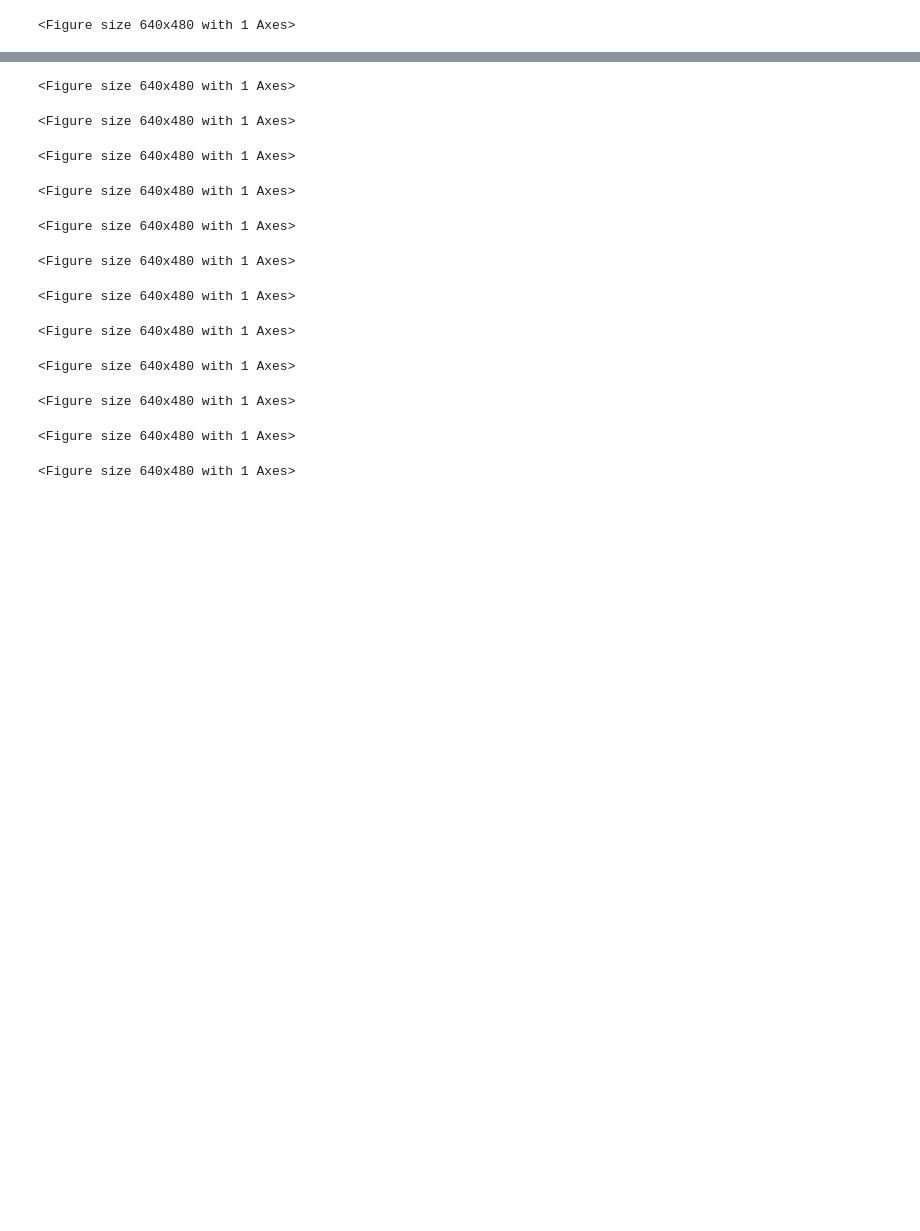
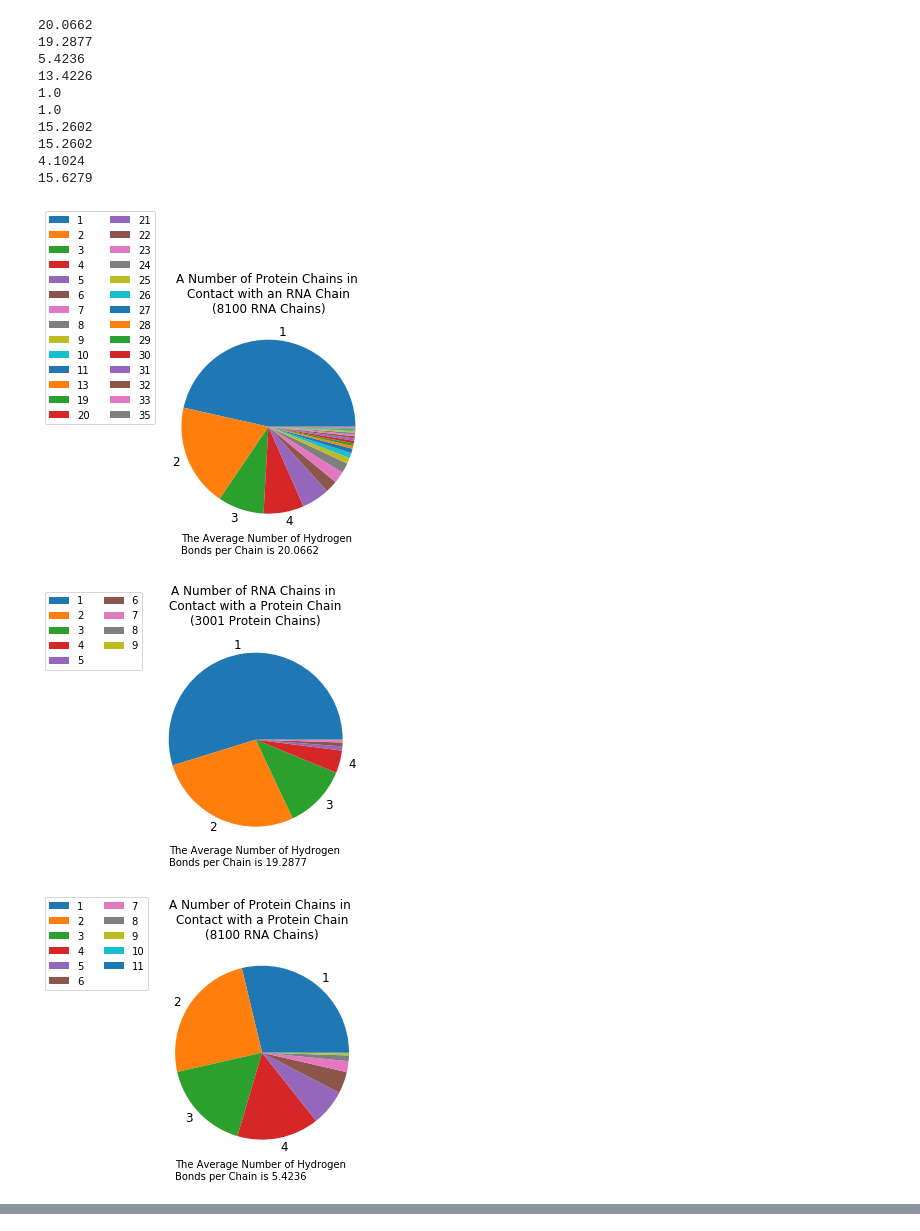
Before and after one commit to takahh/RNP, a Jupyter notebook: python/hbond_extraction/chimera/chain_info_plots.ipynb, the cells around one changed output, grey strips where cells are left out. Drawn from its saved outputs; the diff is of its cells as text; code cells hidden in the pictures; blank space fills up the shorter version.

Commit message:
hbond summary and plot

```diff
--- a/python/hbond_extraction/chimera/chain_info_plots.ipynb
+++ b/python/hbond_extraction/chimera/chain_info_plots.ipynb
@@ -23,8 +23,8 @@ for expr in xprm_list:
     # pie chart (maybe this is better)
     ####################################################
     def plot_pie(df, column, title, name=""):
-        # pie=cf.datagen.pie()
-        # df = pd.read_csv(csvfile)
+        avg_hbonds_per_chain = round(sum(df[column.replace('chains', 'hbonds')])/sum(df[column]), 4)
+        print(avg_hbonds_per_chain)
         fig = plt.figure()
         if 'model' in column:
             start = 0
@@ -38,41 +38,59 @@ for expr in xprm_list:
                 labellist.append(df[column].value_counts().sort_index().index[i+start])
             else:
                 labellist.append('')
-        plt.pie(df[column].value_counts()[start:], labels=labellist)
+        plt.pie(df[column].value_counts()[start:], labels=labellist, textprops={'fontsize': 12})
         plt.legend(df[column].value_counts().sort_index()[start:].index,loc=5, ncol=2, bbox_to_anchor=(-0, 1))
+        plt.text(-1, -1.45, f'The Average Number of Hydrogen \nBonds per Chain is {avg_hbonds_per_chain}')
         plt.show()
-        fig.savefig(f'{path}{column}{name}.jpg', dpi=1200, bbox_inches="tight")
+        fig.savefig(f'{path}{name}.jpg', dpi=500, bbox_inches="tight")
 
     file = path + filename
     df = pd.read_csv(file)
     df_p = df.loc[df['type'] == 'p']
     df_r = df.loc[df['type'] == 'r']
-    # print(df_p.columns)
-    # plot_hist(df_p, 'r_chains', "R Chains in contact")
 
     # -------------------------------
     # chain counts
     # -------------------------------
     p_chain_counts = df_p['type'].count()
-    plot_pie(df_p, 'p_chains', f'A Number of Protein Chains in \nContact with an RNA chain\n({p_chain_counts} RNA chains)')
+    plot_pie(df_r, 'p_chains', f'A Number of Protein Chains in \nContact with an RNA Chain\n({p_chain_counts} RNA Chains)', 'r_to_np')
 
     r_chain_counts = df_r['type'].count()
-    plot_pie(df_r, 'r_chains', f'A Number of RNA Chains in \nContact with a Protein chain\n({r_chain_counts} Protein chains)')
+    plot_pie(df_p, 'r_chains', f'A Number of RNA Chains in \nContact with a Protein Chain\n({r_chain_counts} Protein Chains)', 'p_to_nr')
+
+    p_chain_counts = df_p['type'].count()
+    plot_pie(df_p, 'p_chains', f'A Number of Protein Chains in \nContact with a Protein Chain\n({p_chain_counts} RNA Chains)', 'p_to_np')
+
+    r_chain_counts = df_r['type'].count()
+    plot_pie(df_r, 'r_chains', f'A Number of RNA Chains in \nContact with an RNA Chain\n({r_chain_counts} Protein Chains)', 'r_to_nr')
 
     # 'pdbid', 'chain', 'type', 'r_chains', 'r_hbonds', 'avg_r_hbonds',
     #        'p_chains', 'p_hbonds', 'avg_p_hbonds', 'models', 'models_hbonds'
 
     # -------------------------------
     # avg. hbond counts per chain
     # -------------------------------
     plot_hist(df_p, 'avg_r_hbonds', 'Average Counts of Hydrogen Bonds per RNA chain in contact')
     plot_hist(df_r, 'avg_p_hbonds', 'Average Counts of Hydrogen Bonds per Protein chain in contact')
 
     # -------------------------------
     # models
     # -------------------------------
-    plot_pie(df_p, 'models', 'Numebr of Models in Contact\n with a Protein Chain', 'protein')
-    plot_pie(df_r, 'models', 'Numebr of Models in Contact\n with an RNA Chain', 'RNA')
+    plot_pie(df_p, 'models', 'Numebr of Models in Contact\n with a Protein Chain', 'models_per_pchain')
+    plot_pie(df_r, 'models', 'Numebr of Models in Contact\n with an RNA Chain', 'models_per_rchain')
     plot_hist(df_r, 'models_hbonds', 'Average Counts of Hydrogen Bonds \nof the central model')
+plt.close()
 # %% [output]
-<Figure size 640x480 with 1 Axes>
+20.0662
+19.2877
+5.4236
+13.4226
+1.0
+1.0
+15.2602
+15.2602
+4.1024
+15.6279
+[figure, added]
+[figure, added]
+[figure, added]
@@ -80,12 +105,0 @@ for expr in xprm_list:
-<Figure size 640x480 with 1 Axes>
-<Figure size 640x480 with 1 Axes>
-<Figure size 640x480 with 1 Axes>
-<Figure size 640x480 with 1 Axes>
-<Figure size 640x480 with 1 Axes>
-<Figure size 640x480 with 1 Axes>
-<Figure size 640x480 with 1 Axes>
-<Figure size 640x480 with 1 Axes>
-<Figure size 640x480 with 1 Axes>
-<Figure size 640x480 with 1 Axes>
-<Figure size 640x480 with 1 Axes>
-<Figure size 640x480 with 1 Axes>
```
Also changed, not shown: parts of 1 cell of this notebook, 4 other files.
